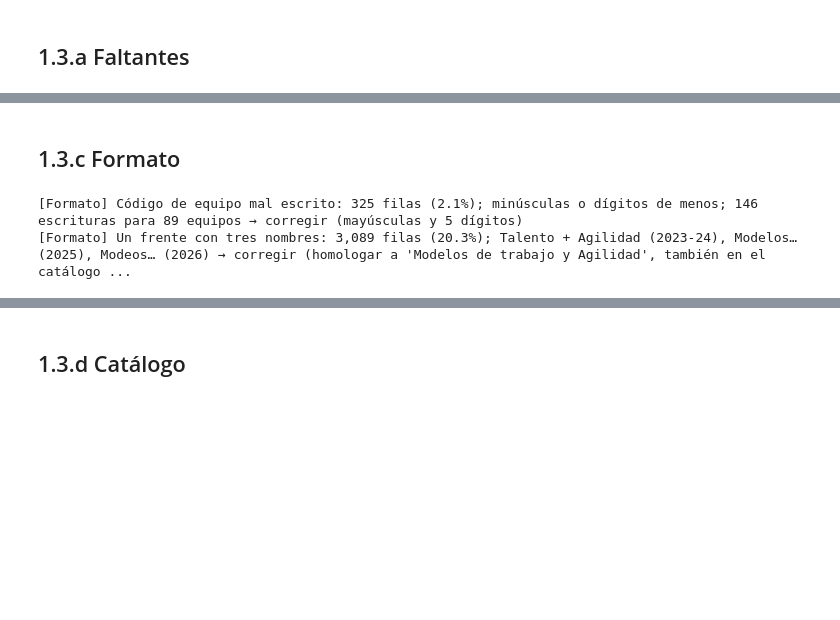
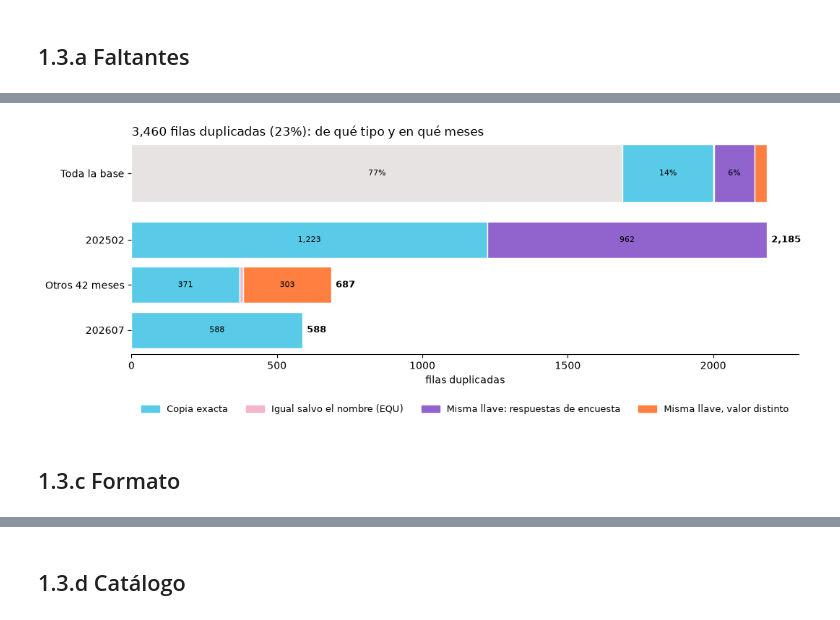
Before and after one commit to santiagoneusa/cib-de-technical-interview, a Jupyter notebook: 1_experimentacion/notebooks/1_3_evaluacion_calidad.ipynb, the cells around one changed output, grey strips where cells are left out. Saved outputs shown, nothing was run; the diff lists cells and outputs as text; code cells hidden in the pictures; blank space fills up the shorter version.

```diff
--- a/1_experimentacion/notebooks/1_3_evaluacion_calidad.ipynb
+++ b/1_experimentacion/notebooks/1_3_evaluacion_calidad.ipynb
@@ -130,16 +112,42 @@ registrar("Duplicados", "Mismo equipo, indicador y mes con valores distintos", l
+# %%
+COLUMNAS = ["Frente", "Corte", "Codigo_EQU", "EQU", "Indicador", "Resultado", "Meta", "Cumplimiento"]
+LLAVE = ["Frente", "Corte", "codigo_equipo", "Indicador"]
+TIPOS = {"Sin duplicado": GRIS_CLARO, "Copia exacta": AZUL, "Igual salvo el nombre (EQU)": ROSADO,
+         "Misma llave: respuestas de encuesta": MORADO, "Misma llave, valor distinto": NARANJA}
+
+tipo_duplicado = pd.Series("Sin duplicado", index=kpis.index)
+tipo_duplicado[kpis.duplicated(COLUMNAS)] = "Copia exacta"
+tipo_duplicado[(tipo_duplicado == "Sin duplicado") & kpis.duplicated(LLAVE + ["Resultado", "Meta", "Cumplimiento"])] = "Igual salvo el nombre (EQU)"
+pendientes = kpis[(tipo_duplicado == "Sin duplicado") & kpis["codigo_equipo"].notna()]
+en_conflicto = pendientes.index[pendientes.duplicated(LLAVE, keep=False)]
+es_encuesta = (kpis["Corte"] == "202502") & kpis["Indicador"].isin(["Percepción", "Adopción"])
+tipo_duplicado[en_conflicto] = "Misma llave, valor distinto"
+tipo_duplicado[en_conflicto[es_encuesta[en_conflicto]]] = "Misma llave: respuestas de encuesta"
+
+conteo = tipo_duplicado.value_counts().reindex(list(TIPOS), fill_value=0)
+duplicadas = tipo_duplicado != "Sin duplicado"
+meses_top = kpis.loc[duplicadas, "Corte"].value_counts().index[:2]
+grupo_mes = kpis["Corte"].where(kpis["Corte"].isin(meses_top), f"Otros {kpis['Corte'].nunique() - 2} meses")
+por_mes = pd.crosstab(grupo_mes, tipo_duplicado).reindex(columns=list(TIPOS)[1:], fill_value=0)
+por_mes = por_mes.loc[por_mes.sum(axis=1).sort_values().index]
+
+fig, (arriba, abajo) = plt.subplots(2, 1, figsize=(11, 4.4), gridspec_kw={"height_ratios": [1, 2.2]})
+barra_apilada(arriba, 0, conteo / TOTAL, TIPOS, texto=lambda g, v: f"{v:.0%}" if v >= 0.04 else "")
+arriba.set_yticks([0], ["Toda la base"])
+arriba.set_xticks([])
+arriba.set_title(f"{duplicadas.sum():,} filas duplicadas ({duplicadas.mean():.0%}): de qué tipo y en qué meses", loc="left")
+limpiar_ejes(arriba, ("top", "right", "bottom", "left"))
+
+for j, (mes, fila) in enumerate(por_mes.iterrows()):
+    barra_apilada(abajo, j, fila, TIPOS, texto=lambda g, v: f"{v:,}" if v >= 80 else "")
+    abajo.text(fila.sum() + 15, j, f"{fila.sum():,}", va="center", fontsize=9, fontweight="bold")
+abajo.set_yticks(range(len(por_mes)), por_mes.index)
+abajo.set_xlabel("filas duplicadas")
+leyenda(abajo, {t: c for t, c in TIPOS.items() if t != "Sin duplicado"}, ncol=4, y=-0.3)
+limpiar_ejes(abajo, ("top", "right", "left"))
+plt.tight_layout()
+plt.show()
+# %% [output]
+[figure, added]
 # %% [markdown]
 ## 1.3.c Formato
-# %%
-mal_escrito = kpis["Codigo_EQU"].notna() & (kpis["Codigo_EQU"] != kpis["codigo_equipo"])
-registrar("Formato", "Código de equipo mal escrito", mal_escrito.sum(),
-          f"{pct(mal_escrito.sum())}; minúsculas o dígitos de menos; {kpis['Codigo_EQU'].nunique()} escrituras para {kpis['codigo_equipo'].nunique()} equipos",
-          "Un mismo equipo parece varios equipos distintos.", "corregir (mayúsculas y 5 dígitos)")
-
-frentes = kpis["Frente"].isin(["Talento + Agilidad", "Modeos de trabajo y Agilidad"])
-registrar("Formato", "Un frente con tres nombres", frentes.sum(),
-          pct(frentes.sum()) + "; Talento + Agilidad (2023-24), Modelos… (2025), Modeos… (2026)",
-          "El histórico del frente se ve cortado en tres frentes distintos.",
-          "corregir (homologar a 'Modelos de trabajo y Agilidad', también en el catálogo)")
-# %% [output]
-[Formato] Código de equipo mal escrito: 325 filas (2.1%); minúsculas o dígitos de menos; 146 escrituras para 89 equipos → corregir (mayúsculas y 5 dígitos)
-[Formato] Un frente con tres nombres: 3,089 filas (20.3%); Talento + Agilidad (2023-24), Modelos… (2025), Modeos… (2026) → corregir (homologar a 'Modelos de trabajo y Agilidad', también en el catálogo ...
```
Also changed, not shown: parts of 22 cells of this notebook, 4 other files.
